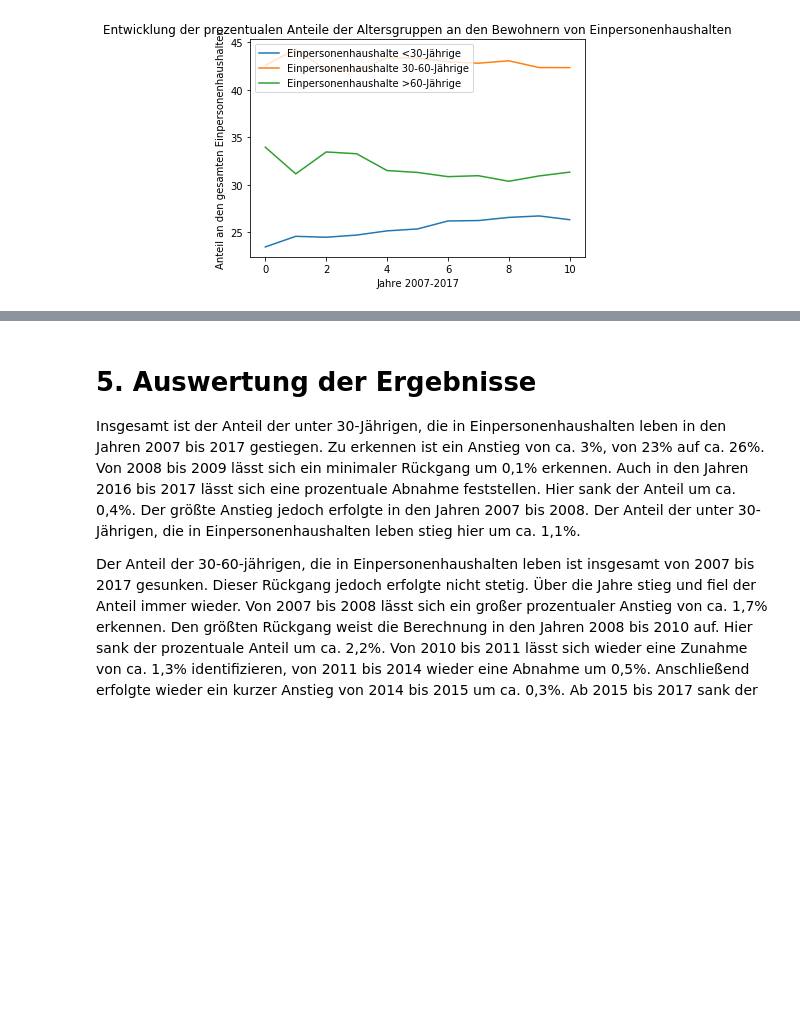
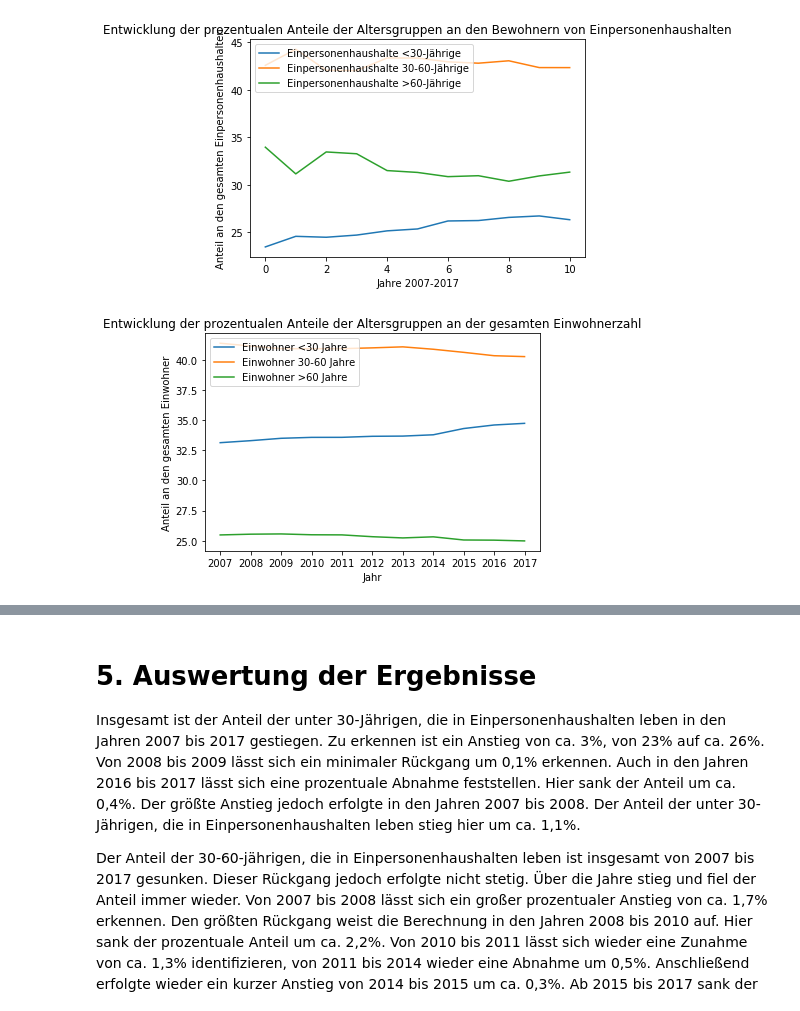
Before and after one commit to tschroeder10961/datascience-urban-segregation, a Jupyter notebook: GruppeD/DatenanalyseKassel_190115.ipynb, the cells around one changed output, grey strips where cells are left out. Drawn from its saved outputs; the diff is of its cells as text; code cells hidden in the pictures; blank space fills up the shorter version.

```diff
--- a/GruppeD/DatenanalyseKassel_190115.ipynb
+++ b/GruppeD/DatenanalyseKassel_190115.ipynb
@@ -432,3 +418,22 @@ plt.legend(loc=2)
 plt.show()
 # %% [output]
 [figure]
+# %%
+# Umrechnen der Var2,3,4 (rel.Häufigkeiten) % und Anpassen der Grafik
+plt.plot((kassel["RelEW30"]*100), label='Einwohner <30 Jahre')
+plt.plot((kassel["RelEW30bis60"]*100), label='Einwohner 30-60 Jahre')
+plt.plot((kassel["RelEW60"]*100), label='Einwohner >60 Jahre')
+
+plt.xticks(range(len(kassel)), kassel["Jahr"])
+
+# Achsen-Beschriftungen
+plt.ylabel('Anteil an den gesamten Einwohner')
+plt.xlabel('Jahr')
+
+# Diagramm-Beschriftung
+plt.title('Entwicklung der prozentualen Anteile der Altersgruppen an der gesamten Einwohnerzahl')
+plt.legend(loc=2)
+
+plt.show()
+# %% [output]
+[figure, added]
```
Also changed, not shown: parts of 5 cells of this notebook.
